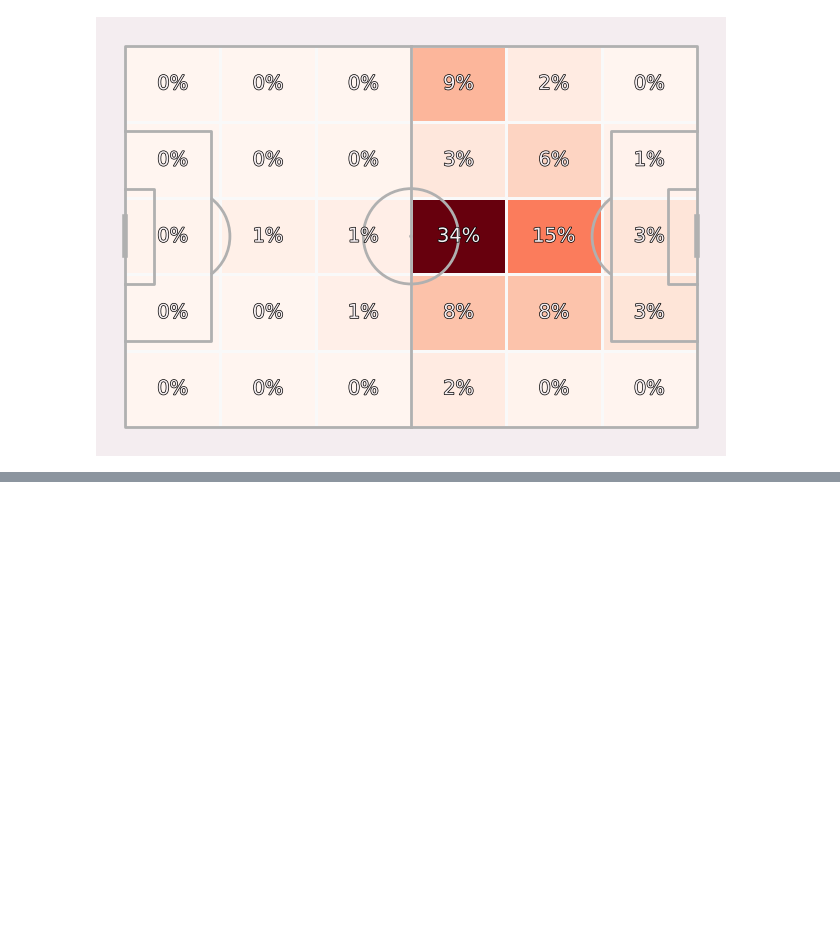
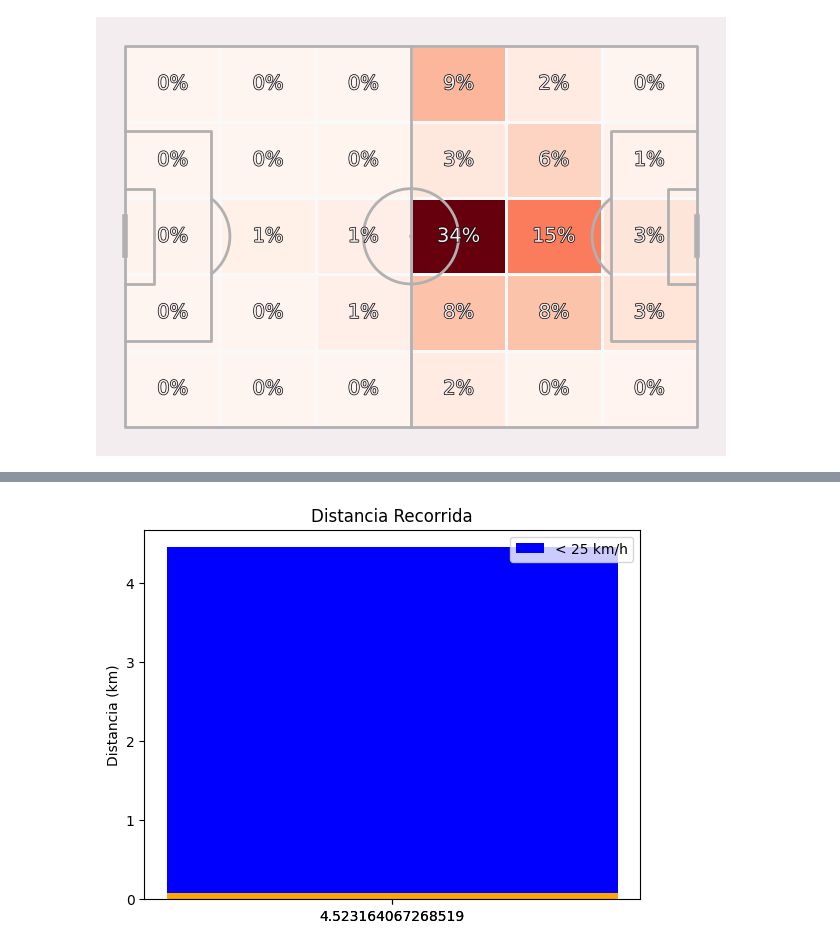
Before and after one commit to MBerguer/tesis-futbol, a Jupyter notebook: notebooks/mateo_plot_pitches.ipynb, the cells around one changed output, grey strips where cells are left out. Saved outputs shown, nothing was run; the diff lists cells and outputs as text; code cells hidden in the pictures; blank space fills up the shorter version.

Commit message:
Threshold speed

```diff
--- a/notebooks/mateo_plot_pitches.ipynb
+++ b/notebooks/mateo_plot_pitches.ipynb
@@ -55,6 +55,7 @@ Let's plot on a new axis first.
 #     print(row)
 # %%
 import pandas as pd
+csv_file_path = 'Session-Mateo-gps.csv'
 df = pd.read_csv(csv_file_path)
 df.columns = ['Player Display Name', 'Time', 'Elapsed Time (s)', 'Lat', 'Lon', 'Speed km/h', 'Instantaneous Acceleration Impulse', 'Heart Rate (bpm)', 'basura']
 df.columns = df.columns.str.strip()
@@ -363,0 +426,37 @@ labels = pitch.label_heatmap(bin_statistic, color='#f4edf0', fontsize=14,
+# %%
+import matplotlib.pyplot as plt
+
+# Distancia recorrida por debajo de threshold_speed km/h
+distance_below_threshold = total_distance - distance_above_threshold
+
+# Colores para los segmentos
+colors = ['blue', 'orange']
+
+# Etiquetas para los segmentos
+labels = [f'< {threshold_speed} km/h', f'>= {threshold_speed} km/h']
+
+# Alturas de los segmentos
+heights = [distance_below_threshold, distance_above_threshold]
+
+# Posiciones en el eje X para los segmentos
+positions = [0, 0]
+
+# Crear la figura y los ejes
+fig, ax = plt.subplots()
+
+# Dibujar el segmento de la barra
+ax.bar(positions, heights, color=colors, tick_label=[total_distance])
+
+# Configurar el eje y
+ax.set_ylabel('Distancia (km)')
+
+# Configurar el título
+ax.set_title('Distancia Recorrida')
+
+# Añadir una leyenda
+ax.legend(labels)
+
+# Mostrar la gráfica
+plt.show()
+# %% [output]
+[figure, added]
```
Also changed, not shown: parts of 2 cells of this notebook.
